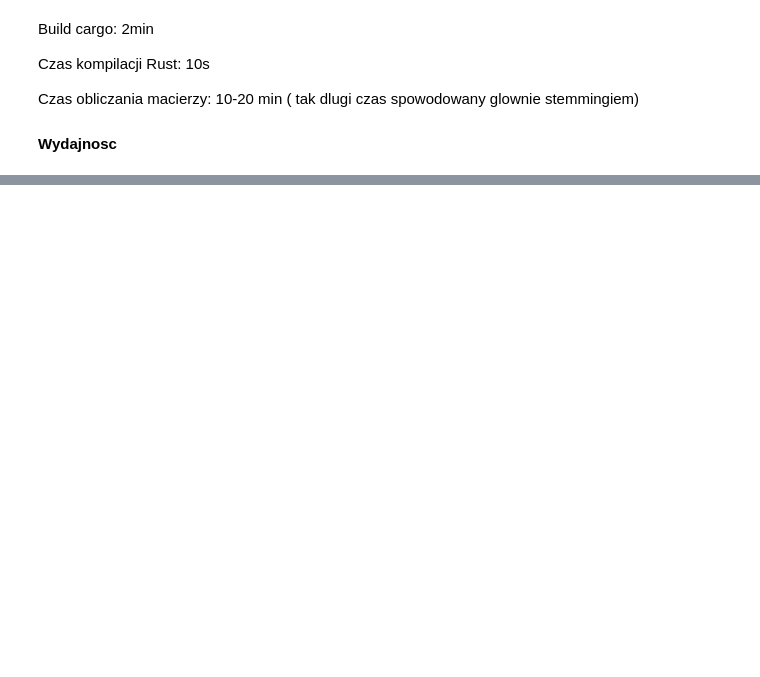
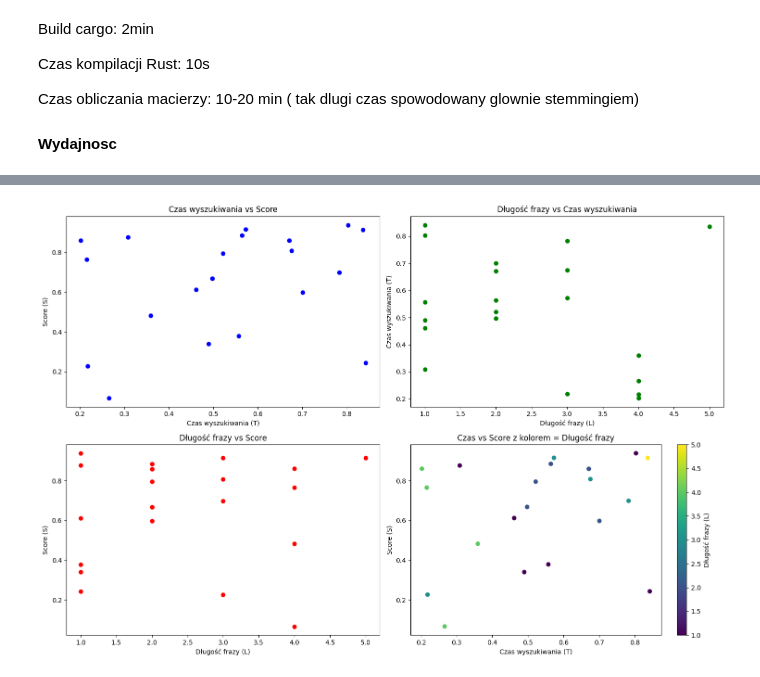
Before and after one commit to mcjwsn/Search-Engine, a Jupyter notebook: backend/sprawozdanie.ipynb, the cells around one changed output, grey strips where cells are left out. Cells and saved outputs as stored; diff of their text form; code cells hidden in the pictures; blank space fills up the shorter version.

```diff
--- a/backend/sprawozdanie.ipynb
+++ b/backend/sprawozdanie.ipynb
@@ -692,7 +695,10 @@ Wyniki będą zależne od czasu wyszukiwania , wyniku najlepszego dopasowania i
 # %%
 # czas wyszukiwania
 T = [0.36,0.7,0.7,0.69,0.2,0.66,0.8,0.73,0.33,0.4]
-# najlepszy score
+T2 = [0.21605043406104615, 0.8418330508758792, 0.21824175990451766, 0.46123812638799067, 0.4896324212071994, 0.3085971535594555, 0.5729169307521162, 0.7004299566217758, 0.557175083332112, 0.5216559948211459, 0.7823143234314931, 0.803018503802912, 0.8359281056626182, 0.49754793710318723, 0.35930416477057736, 0.26612096419051756, 0.6707278325322514, 0.5641462929677329, 0.20230972369505673, 0.6752079496931762]
+# najlepszy score ( najlepszy wynik)
 S = [1,1,1,0.91,0,0.7,0.5,0.27,0.6,0.67]
+S2 = [0.7652311289067941, 0.2429320644734682, 0.22617432581760433, 0.612170294639504, 0.3398229072715203, 0.8766928662392541, 0.9153821064607186, 0.597563239722608, 0.37877688615648003, 0.7955212033369589, 0.6988274272927444, 0.9385395205667126, 0.9148754266117226, 0.6680856024658938, 0.48268289799754927, 0.06606377241090465, 0.8599775459184772, 0.8850187301018148, 0.8605851306989336, 0.8083077888648176]
 # długość wpisywanie frazy
 L = [1,1,3,2,1,4,3,3,2,2]
+L2 = [4, 1, 3, 1, 1, 1, 3, 2, 1, 2, 3, 1, 5, 2, 4, 4, 2, 2, 4, 3]
@@ -698,0 +748,6 @@ L = [1,1,3,2,1,4,3,3,2,2]
+# %%
+# Frazy rzadsze
+draw_plot(T2,S2,L2)
+# Tutaj wszystkie próby już osiągnęły znacznie niższe scory, czas wyszukiwania był zależny od długości frazy
+# %% [output]
+[figure, added]
```
Also changed, not shown: parts of 12 cells of this notebook, 5 other files.
